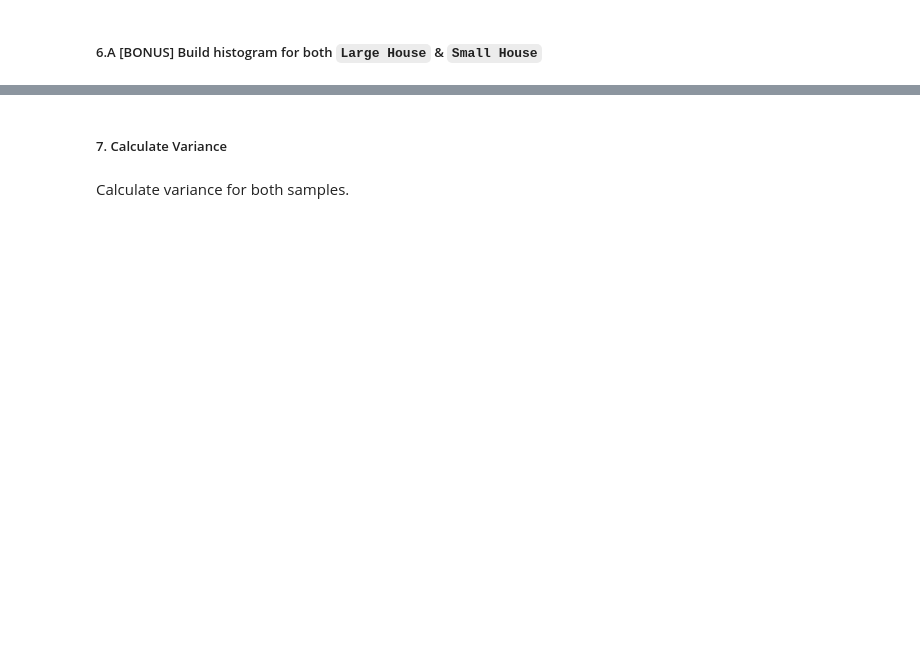
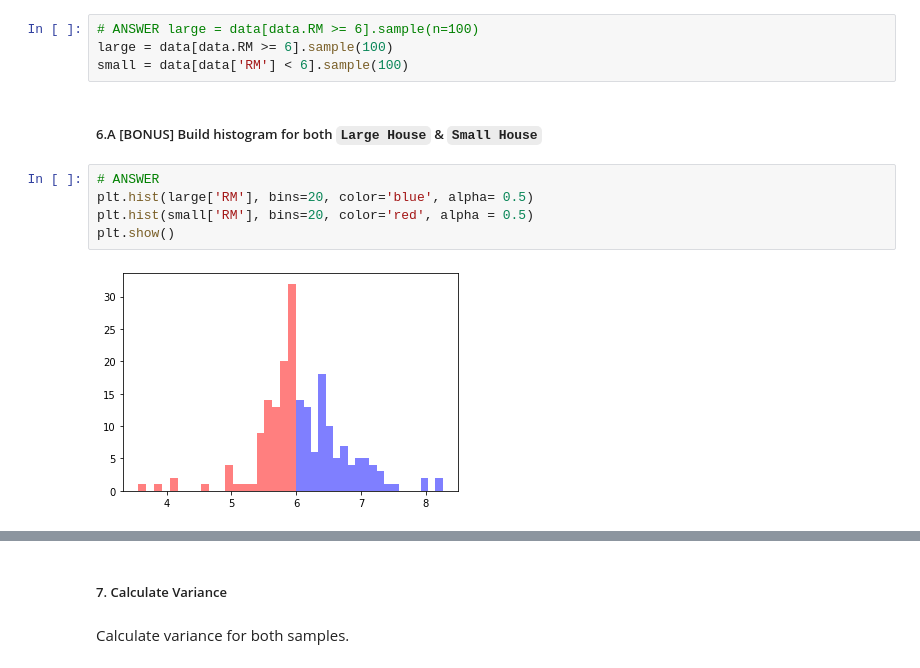
Before and after one commit to Zhouzhenjie09/IOD, a Jupyter notebook: 1_lab/Mob3_lab/IOD_Lab 3.2.2.ipynb, the cells around one changed output, grey strips where cells are left out. Drawn from its saved outputs; the diff is of its cells as text; blank space fills up the shorter version.

```diff
--- a/1_lab/Mob3_lab/IOD_Lab 3.2.2.ipynb
+++ b/1_lab/Mob3_lab/IOD_Lab 3.2.2.ipynb
@@ -106,3 +157,14 @@ Take sample of 100 house in each dataste.
+# %%
+# ANSWER large = data[data.RM >= 6].sample(n=100)
+large = data[data.RM >= 6].sample(100)
+small = data[data['RM'] < 6].sample(100)
 # %% [markdown]
 ##### 6.A [BONUS] Build histogram for both `Large House` & `Small House`
+# %%
+# ANSWER
+plt.hist(large['RM'], bins=20, color='blue', alpha= 0.5)
+plt.hist(small['RM'], bins=20, color='red', alpha = 0.5)
+plt.show()
+# %% [output]
+[figure, added]
 # %%
```
Also changed, not shown: parts of 28 cells of this notebook.
